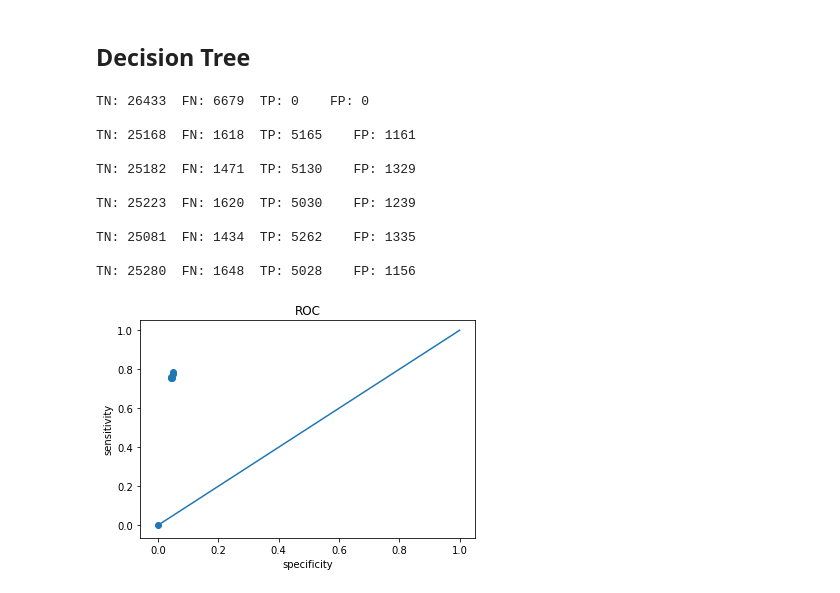
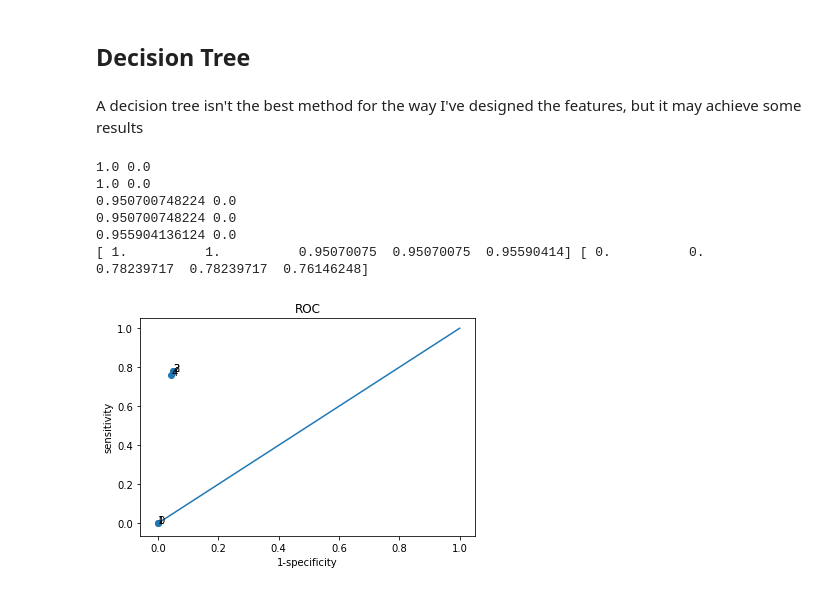
Before and after one commit to idotsuk/patients_no_show, a Jupyter notebook: patient_no_show.ipynb, the cells around one changed output. Saved outputs shown, nothing was run; the diff lists cells and outputs as text; code cells hidden in the pictures.

```diff
--- a/patient_no_show.ipynb
+++ b/patient_no_show.ipynb
@@ -680,34 +717,36 @@ def ROC(y_hat,y):
 # %% [markdown]
 ## Decision Tree
+# %% [markdown]
+A decision tree isn't the best method for the way I've designed the features, but it may achieve some results
 # %%
 from sklearn.tree import DecisionTreeClassifier
 from sklearn.tree import export_graphviz
 import graphviz
-import os
-os.environ["PATH"] += os.pathsep + 'C:/Program Files (x86)/Graphviz2.38/bin/'
+impurities = [0.2,0.25,0.001,0.002,0.0001]
 excludes = []
-
-tree = DecisionTreeClassifier(min_impurity_decrease =0.0001, min_samples_split=16)
-test_classifier(tree,data_clean,test_size = 0.3,reps = 5, exclude = excludes)
-
+specificities = np.array([])
+sensitivities = np.array([])
+for impurity in impurities:
+    tree = DecisionTreeClassifier(min_impurity_decrease = impurity)
+    results = test_classifier(tree,data_clean,test_size = 0.3,reps = 1, exclude = excludes)
+    print(results[0][1],results[0][0])
+    specificities = np.append(specificities, results[0][1])
+    sensitivities = np.append(sensitivities, results[1][1])
+print(specificities,sensitivities)
+roc_graph(specificities,sensitivities)
 dot_data = export_graphviz(tree,out_file = None,feature_names= data_clean.drop(columns=excludes).columns.values[1::],
                          filled=True, rounded=True,
                          special_characters=True)
 
 
 graph = graphviz.Source(dot_data)
 graph
 # %% [output]
-TN: 26433  FN: 6679  TP: 0    FP: 0
-
-TN: 25168  FN: 1618  TP: 5165    FP: 1161
-
-TN: 25182  FN: 1471  TP: 5130    FP: 1329
-
-TN: 25223  FN: 1620  TP: 5030    FP: 1239
-
-TN: 25081  FN: 1434  TP: 5262    FP: 1335
-
-TN: 25280  FN: 1648  TP: 5028    FP: 1156
+1.0 0.0
+1.0 0.0
+0.950700748224 0.0
+0.950700748224 0.0
+0.955904136124 0.0
+[ 1.          1.          0.95070075  0.95070075  0.95590414] [ 0.          0.          0.78239717  0.78239717  0.76146248]
-[figure, old version]
+[figure, new version]
 [drawing not drawn]
```
Also changed, not shown: parts of 12 cells of this notebook.
